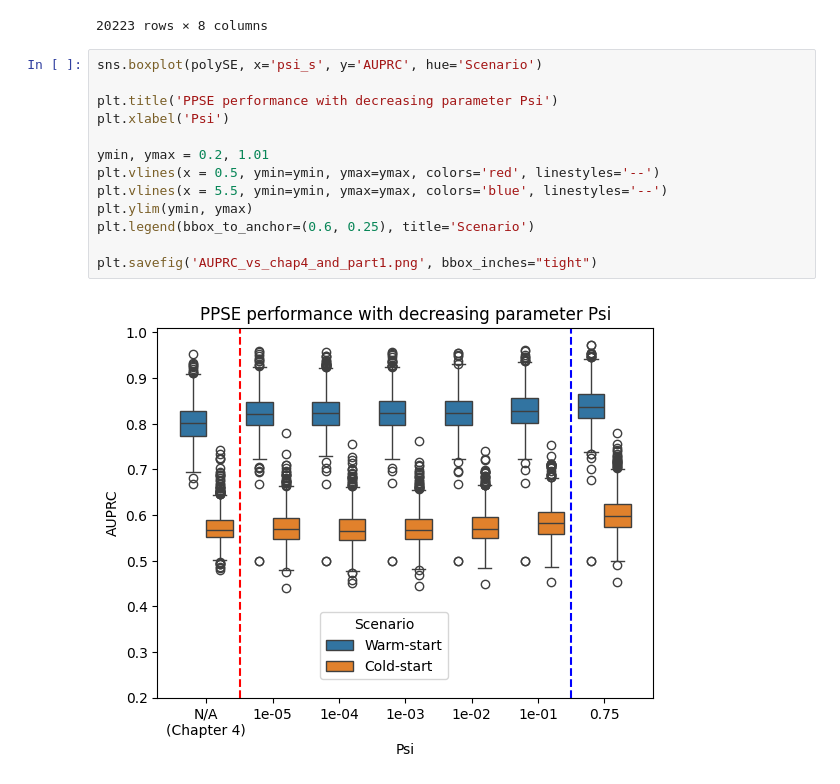
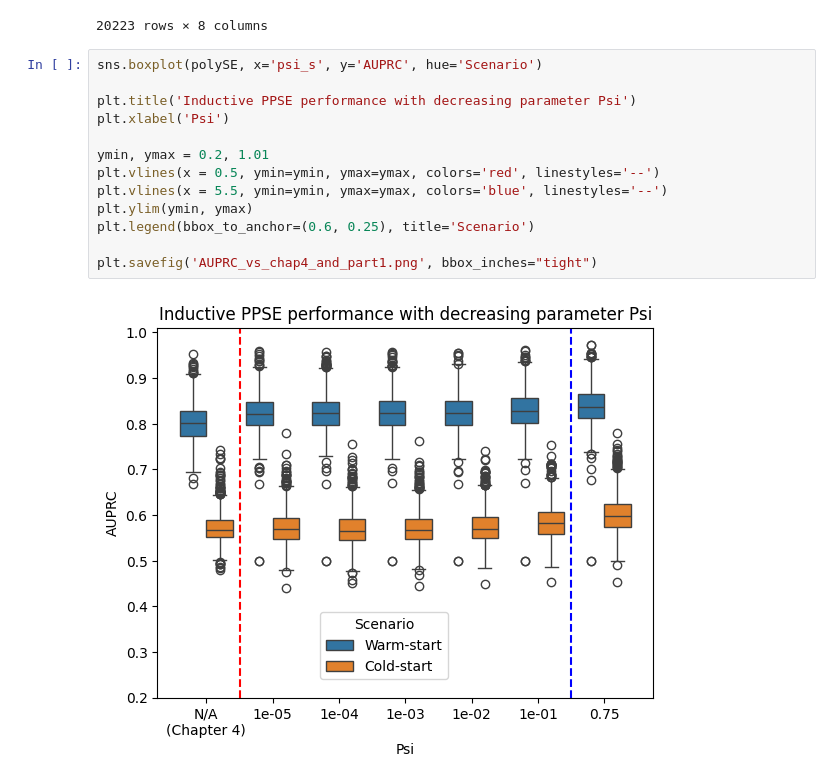
Before and after one commit to oliver-lloyd/Chapter5, a Jupyter notebook: analysis/2_minimising_psi/viz/viz.ipynb, the cells around one changed output. Saved outputs shown, nothing was run; the diff lists cells and outputs as text.

```diff
--- a/analysis/2_minimising_psi/viz/viz.ipynb
+++ b/analysis/2_minimising_psi/viz/viz.ipynb
@@ -113,15 +113,15 @@ polySE
 # %%
 sns.boxplot(polySE, x='psi_s', y='AUPRC', hue='Scenario')
 
-plt.title('PPSE performance with decreasing parameter Psi')
+plt.title('Inductive PPSE performance with decreasing parameter Psi')
 plt.xlabel('Psi')
 
 ymin, ymax = 0.2, 1.01
 plt.vlines(x = 0.5, ymin=ymin, ymax=ymax, colors='red', linestyles='--')
 plt.vlines(x = 5.5, ymin=ymin, ymax=ymax, colors='blue', linestyles='--')
 plt.ylim(ymin, ymax)
 plt.legend(bbox_to_anchor=(0.6, 0.25), title='Scenario')
 
 plt.savefig('AUPRC_vs_chap4_and_part1.png', bbox_inches="tight")
 # %% [output]
-[figure, old version]
+[figure, new version]
```
Also changed, not shown: parts of 1 cell of this notebook, 6 other files.
